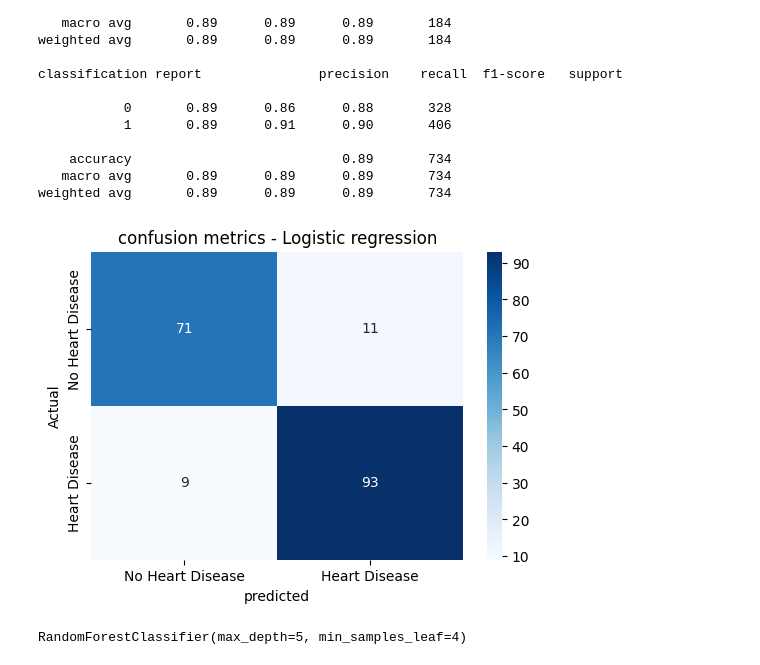
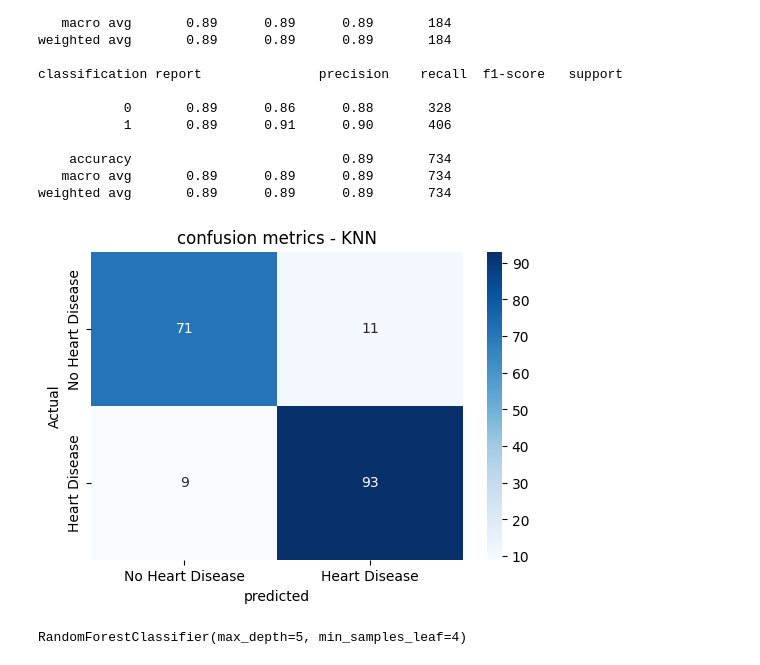
Before and after one commit to Parvez-kamaly/Begginig_project, a Jupyter notebook: heart-failure-prediction.ipynb, the cells around one changed output. Cells and saved outputs as stored; diff of their text form; code cells hidden in the pictures.

```diff
--- a/heart-failure-prediction.ipynb
+++ b/heart-failure-prediction.ipynb
@@ -431,15 +431,15 @@ weighted avg       0.89      0.89      0.89       734
 # %%
 cm =confusion_matrix(y_test,y_test_pred)
 
 #plot confusion matrix
 plt.figure(figsize=(6,4))
 sns.heatmap(cm,annot=True,fmt='d',cmap='Blues',xticklabels=['No Heart Disease', 'Heart Disease'],yticklabels=['No Heart Disease', 'Heart Disease'])
 plt.xlabel('predicted')
 plt.ylabel('Actual')
-plt.title('confusion metrics - Logistic regression')
+plt.title('confusion metrics - KNN')
 plt.show()
 # %% [output]
-[figure, old version]
+[figure, new version]
 # %%
 from sklearn.ensemble import RandomForestClassifier
 
```
Also changed, not shown: parts of 4 cells of this notebook.
